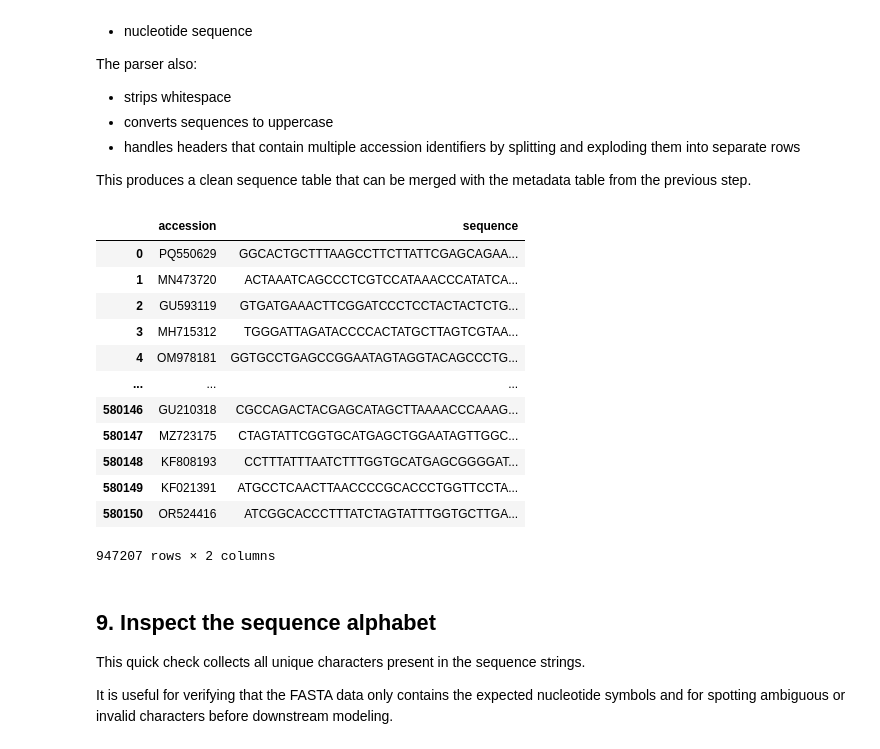
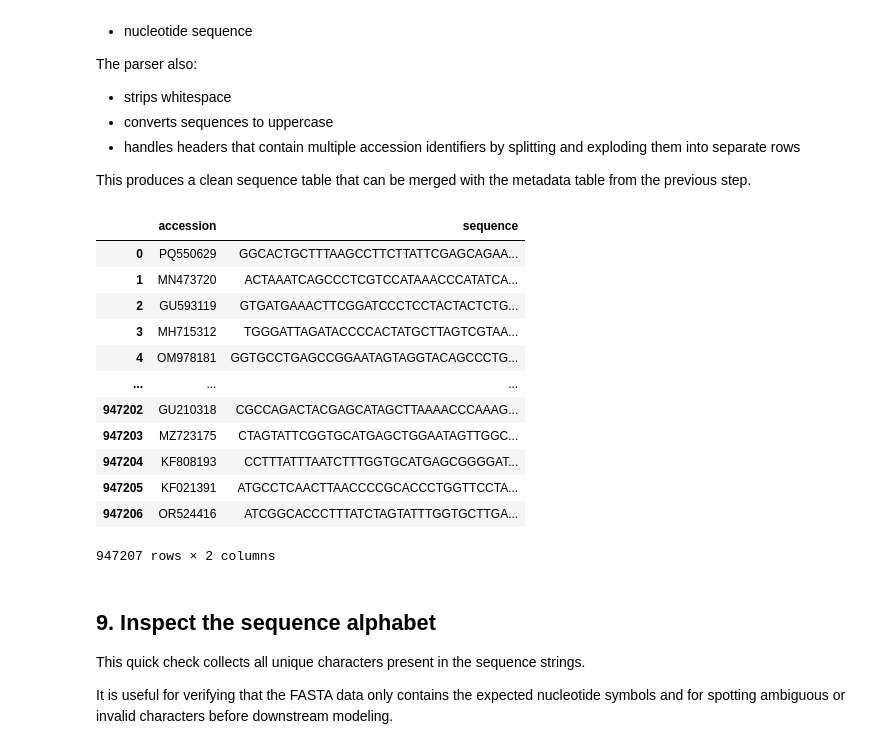
Before and after one commit to Dzee97/FishPhyloEmbedding2, a Jupyter notebook: stage0_preprocessing.ipynb, the cells around one changed output. Drawn from its saved outputs; the diff is of its cells as text; code cells hidden in the pictures.

```diff
--- a/stage0_preprocessing.ipynb
+++ b/stage0_preprocessing.ipynb
@@ -255,33 +258,39 @@ The parser also:
 
 This produces a clean sequence table that can be merged with the metadata table from the previous step.
 # %%
-df_mf_fasta = pd.read_csv(path_mitofish_fasta, lineterminator='>', header=None)
-df_mf_fasta = df_mf_fasta[0].str.split('\n', expand=True, n=1).set_axis(["accession", "sequence"], axis=1)
-df_mf_fasta['accession'] = df_mf_fasta['accession'].str.strip()
-df_mf_fasta['sequence'] = df_mf_fasta['sequence'].str.upper().str.strip()
-
-df_mf_fasta['accession'] = df_mf_fasta['accession'].str.split(';')
-df_mf_fasta = df_mf_fasta.explode('accession')
-
-df_mf_fasta = df_mf_fasta.astype({
-    'accession': 'string',
-    'sequence': 'string'
-})
+df_mf_fasta = (
+    pd.read_csv(path_mitofish_fasta, lineterminator='>', header=None, names=['raw'])
+    ['raw'].str.split('\n', n=1, expand=True)
+    .set_axis(["accession", "sequence"], axis=1)
+    .dropna() # drop empty record parsed before the first '>'
+    .assign(
+        #split accessions into lists
+        accession=lambda df: df['accession'].str.strip().str.split(';'),
+        #remove internal newlines, strip, and uppercase the sequence
+        sequence=lambda df: df['sequence'].str.replace('\n', '', regex=False).str.strip().str.upper()
+    )
+    .explode('accession')
+    .astype({
+        'accession': 'string',
+        'sequence': 'string'
+    })
+    .reset_index(drop=True) # clean index after exploding and dropping
+)
 
 df_mf_fasta
 # %% [output]
 |  | accession | sequence |
 | 0 | PQ550629 | GGCACTGCTTTAAGCCTTCTTATTCGAGCAGAA... |
 | 1 | MN473720 | ACTAAATCAGCCCTCGTCCATAAACCCATATCA... |
 | 2 | GU593119 | GTGATGAAACTTCGGATCCCTCCTACTACTCTG... |
 | 3 | MH715312 | TGGGATTAGATACCCCACTATGCTTAGTCGTAA... |
 | 4 | OM978181 | GGTGCCTGAGCCGGAATAGTAGGTACAGCCCTG... |
 | ... | ... | ... |
-| 580146 | GU210318 | CGCCAGACTACGAGCATAGCTTAAAACCCAAAG... |
-| 580147 | MZ723175 | CTAGTATTCGGTGCATGAGCTGGAATAGTTGGC... |
-| 580148 | KF808193 | CCTTTATTTAATCTTTGGTGCATGAGCGGGGAT... |
-| 580149 | KF021391 | ATGCCTCAACTTAACCCCGCACCCTGGTTCCTA... |
-| 580150 | OR524416 | ATCGGCACCCTTTATCTAGTATTTGGTGCTTGA... |
+| 947202 | GU210318 | CGCCAGACTACGAGCATAGCTTAAAACCCAAAG... |
+| 947203 | MZ723175 | CTAGTATTCGGTGCATGAGCTGGAATAGTTGGC... |
+| 947204 | KF808193 | CCTTTATTTAATCTTTGGTGCATGAGCGGGGAT... |
+| 947205 | KF021391 | ATGCCTCAACTTAACCCCGCACCCTGGTTCCTA... |
+| 947206 | OR524416 | ATCGGCACCCTTTATCTAGTATTTGGTGCTTGA... |
 947207 rows × 2 columns
 # %% [markdown]
 ## 9. Inspect the sequence alphabet
```
Also changed, not shown: parts of 6 cells of this notebook.
